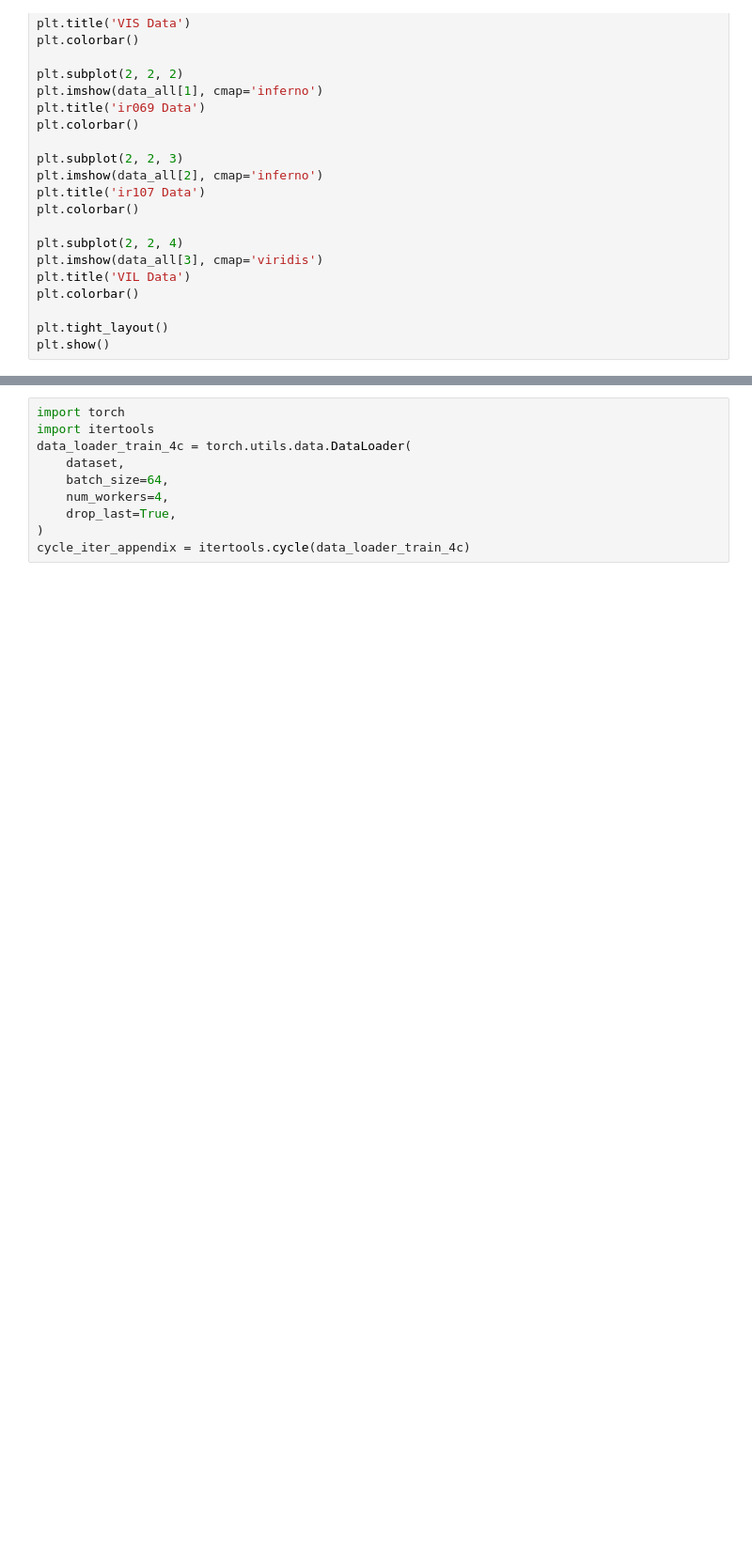
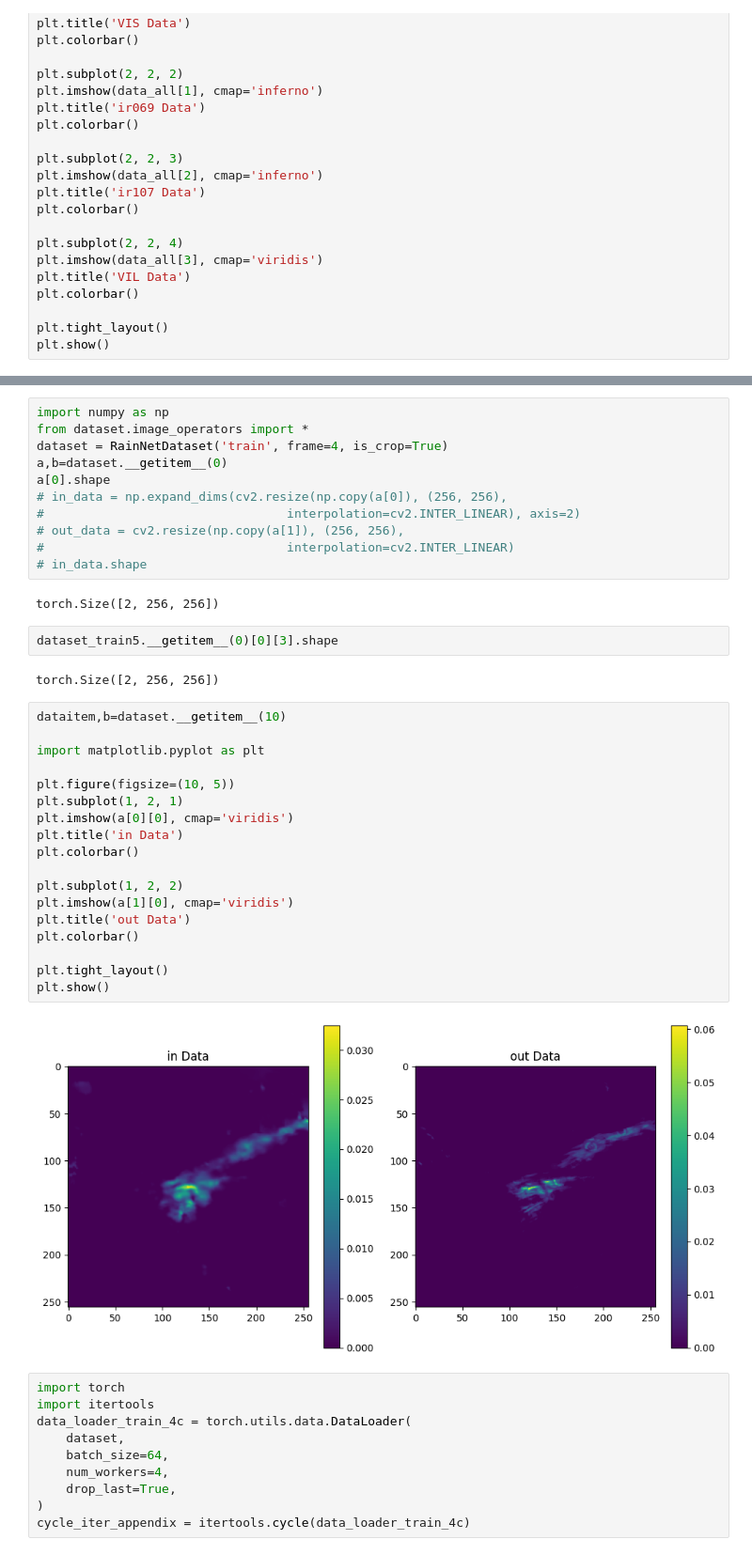
Before and after one commit to xiangyu-mm/WeatherGFM, a Jupyter notebook: vis.ipynb, the cells around one changed output, grey strips where cells are left out. Shown: that part at 94% size. Saved outputs shown, nothing was run; the diff lists cells and outputs as text; blank space fills up the shorter version.

```diff
--- a/vis.ipynb
+++ b/vis.ipynb
@@ -92,3 +95,40 @@ SEVIR train number: 9000
+# %%
+import numpy as np
+from dataset.image_operators import *
+dataset = RainNetDataset('train', frame=4, is_crop=True)
+a,b=dataset.__getitem__(0)
+a[0].shape
+# in_data = np.expand_dims(cv2.resize(np.copy(a[0]), (256, 256),
+#                                 interpolation=cv2.INTER_LINEAR), axis=2)
+# out_data = cv2.resize(np.copy(a[1]), (256, 256),
+#                                 interpolation=cv2.INTER_LINEAR)
+# in_data.shape
+# %% [output]
+torch.Size([2, 256, 256])
+# %%
+dataset_train5.__getitem__(0)[0][3].shape
+# %% [output]
+torch.Size([2, 256, 256])
+# %%
+dataitem,b=dataset.__getitem__(10)
+
+import matplotlib.pyplot as plt
+
+plt.figure(figsize=(10, 5))
+plt.subplot(1, 2, 1)
+plt.imshow(a[0][0], cmap='viridis')
+plt.title('in Data')
+plt.colorbar()
+
+plt.subplot(1, 2, 2)
+plt.imshow(a[1][0], cmap='viridis')
+plt.title('out Data')
+plt.colorbar()
+
+plt.tight_layout()
+plt.show()
+# %% [output]
+[figure, added]
 # %%
 import torch
 import itertools
```
Also changed, not shown: parts of 2 cells of this notebook, 13 other files.
